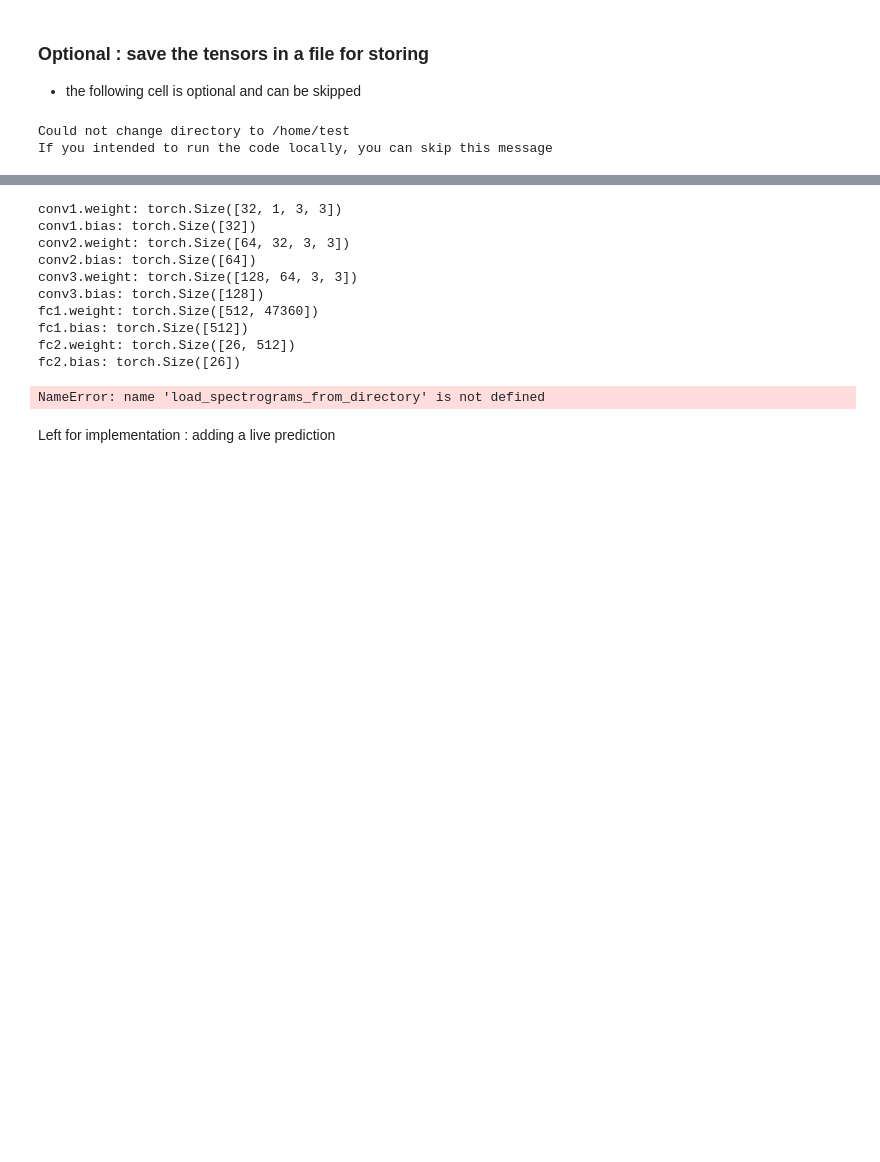
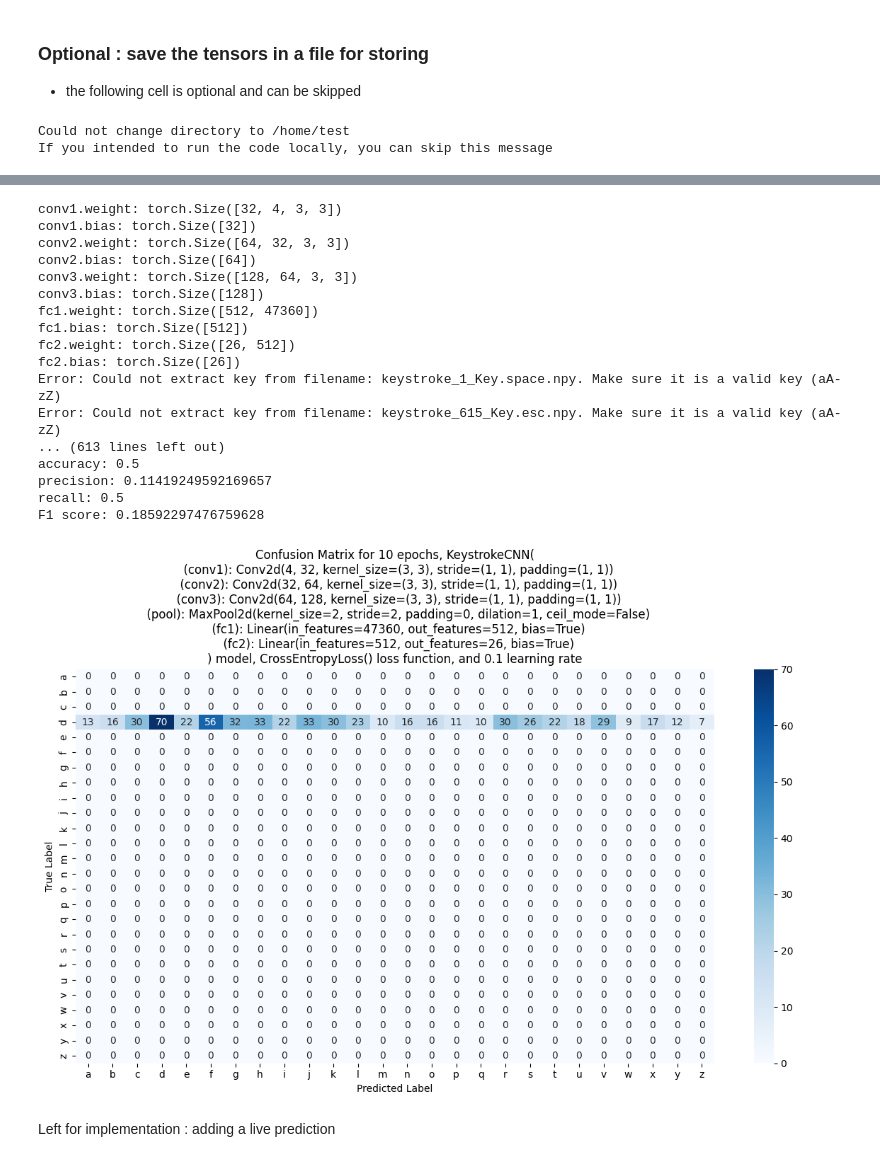
Before and after one commit to Oscar-T24/MAIS202-FinalProject, a Jupyter notebook: code/nn.ipynb, the cells around one changed output, grey strips where cells are left out. Cells and saved outputs as stored; diff of their text form; code cells hidden in the pictures; blank space fills up the shorter version.

```diff
--- a/code/nn.ipynb
+++ b/code/nn.ipynb
@@ -322,7 +369,6 @@ def predict(model, spectrogram_tensor):
     model.eval()  # Set model to evaluation mode
 
     with torch.no_grad():  # No need to compute gradients
-        spectrogram_tensor = spectrogram_tensor.unsqueeze(0)  # Add batch dimension (1, 1, 129, 300)
         output = model(spectrogram_tensor)  # Forward pass
         probabilities = F.softmax(output, dim=1)  # Convert logits to probabilities
         predicted_idx = torch.argmax(probabilities, dim=1).item()  # Get class index
@@ -344,9 +390,12 @@ FN = 0
 
 y_hat = []
 for i in range(len(spectrogram_tensors)):
-    test_tensor = pad_tensor(spectrogram_tensors[i], max_height=300)
-    print(test_tensor.shape)
+    #test_tensor = pad_tensor(spectrogram_tensors[i],target_width=300)
+    #print(test_tensor.shape)
+    test_tensor = spectrogram_tensors[0].unsqueeze(0)
+    print(spectrogram_tensors[i].shape)
     predicted_letter = predict(model, test_tensor)
+
     y_hat.append(predicted_letter)
     #print(f"Predicted letter: {predicted_letter}")
     #print("actual letter:", keys[i])
@@ -364,35 +413,42 @@ print("precision:", TP / (TP + FP))
 print("recall:", TP / (TP + FN))
 print("F1 score:", 2 * TP / (2 * TP + FP + FN))
 
 cm= confusion_matrix(y_hat, keys)
 plt.figure(figsize=(12, 8))
 classes = list(letters)
 sns.heatmap(cm,
             annot=True,  # Show numbers in each cell
             fmt='d',     # Format as integers
             cmap='Blues', # Color scheme
             xticklabels=classes,  # Labels on x-axis: ['a', 'b', 'c', ..., 'z']
             yticklabels=classes)
 plt.title(f'Confusion Matrix for {epochs} epochs, {model} model, {criterion} loss function, and {lr} learning rate')
 plt.ylabel('True Label')
 plt.xlabel('Predicted Label')
 plt.tight_layout()
 timestamp = datetime.now().strftime("%Y%m%d_%H%M%S")
 
 plt.savefig(f'confusion_matrix_{timestamp}.png', dpi=300, bbox_inches='tight')
 plt.show()
 # %% [output]
-conv1.weight: torch.Size([32, 1, 3, 3])
+conv1.weight: torch.Size([32, 4, 3, 3])
 conv1.bias: torch.Size([32])
 conv2.weight: torch.Size([64, 32, 3, 3])
 conv2.bias: torch.Size([64])
 conv3.weight: torch.Size([128, 64, 3, 3])
 conv3.bias: torch.Size([128])
 fc1.weight: torch.Size([512, 47360])
 fc1.bias: torch.Size([512])
 fc2.weight: torch.Size([26, 512])
 fc2.bias: torch.Size([26])
+Error: Could not extract key from filename: keystroke_1_Key.space.npy. Make sure it is a valid key (aA-zZ)
+Error: Could not extract key from filename: keystroke_615_Key.esc.npy. Make sure it is a valid key (aA-zZ)
+... (613 lines left out)
+accuracy: 0.5
+precision: 0.11419249592169657
+recall: 0.5
+F1 score: 0.18592297476759628
-NameError: name 'load_spectrograms_from_directory' is not defined
+[figure, added]
 # %% [markdown]
 Left for implementation : adding a live prediction
 # %%
```
Also changed, not shown: parts of 5 cells of this notebook, 1 other file.
